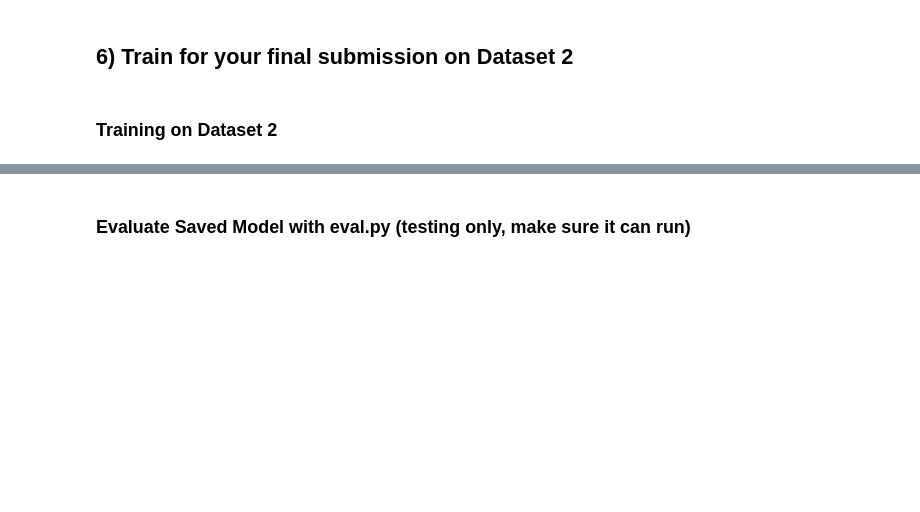
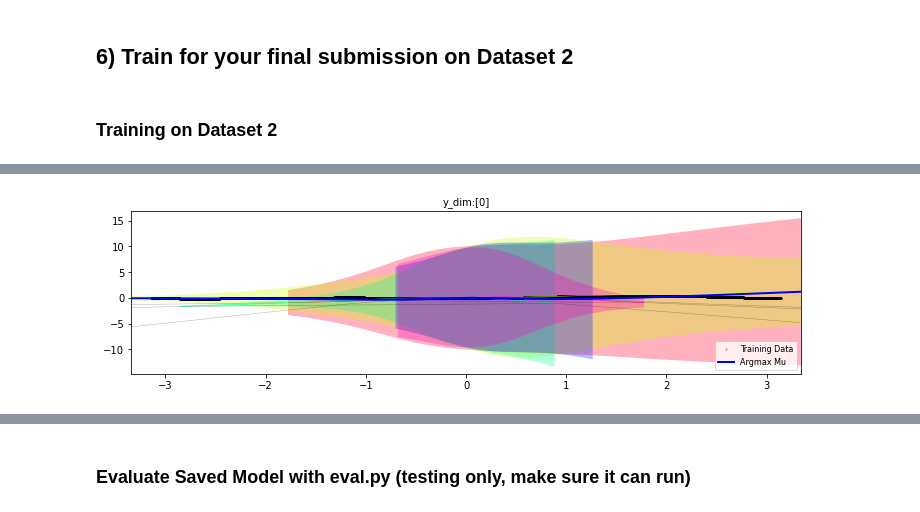
Before and after one commit to baokhanhle123/DL-mid-exam-eval, a Jupyter notebook: Solution.ipynb, the cells around one changed output, grey strips where cells are left out. Saved outputs shown, nothing was run; the diff lists cells and outputs as text; code cells hidden in the pictures; blank space fills up the shorter version.

```diff
--- a/Solution.ipynb
+++ b/Solution.ipynb
@@ -346,11 +377,33 @@ np.random.seed(0)
 global_iter = 0
 mdn.train()
 
+# ---------- 3. Training Hyperparameters ----------
+
+max_epochs = 30
+batch_size = 64
+print_every = 200
+iters_per_ep = (n_train + batch_size - 1) // batch_size
+plot_every = iters_per_ep  # Plot once per epoch if HAS_CLEAN
+
+# ---------- 4. Track the Best Model ----------
+# We'll track the lowest MSE on the clean test set when HAS_CLEAN is True.
+# If HAS_CLEAN is False, we'll track the lowest training loss.
+best_mse = float('inf')
+best_loss = float('inf')
+best_weights_path = "model/best_weights.pt"
+os.makedirs("model", exist_ok=True)  # ensure directory exists
+
+# ---------- 5. Training Loop with Visualization and Best Weight Saving ----------
+
+torch.manual_seed(0)
+np.random.seed(0)
+
+global_iter = 0
+mdn.train()
+
 for epoch in range(1, max_epochs + 1):
-    # Shuffle indices on the device
     perm = torch.randperm(n_train, device=device)
     for i in range(iters_per_ep):
-        # Create batch
         idx = perm[i * batch_size : (i + 1) * batch_size]
         x_batch = x_train.index_select(0, idx)
         y_batch = y_train.index_select(0, idx)
@@ -358,6 +411,7 @@ for epoch in range(1, max_epochs + 1):
         # Forward pass
         pi, mu, sigma = mdn(x_batch)
         out = gmm_forward(pi, mu, sigma, y_batch)
+
         y_pred = out["argmax_mu"]
         if y_pred.dim() == 1:
             y_pred = y_pred.unsqueeze(1)
@@ -370,14 +424,61 @@ for epoch in range(1, max_epochs + 1):
         loss.backward()
         optm.step()
 
-        # Print training status
+        # Print progress and evaluate on the clean set if available
         if (global_iter % print_every) == 0:
-            print(f"[ep {epoch:02d} | it {global_iter:05d}] loss={loss.item():.4f}")
+            if HAS_CLEAN:
+                mdn.eval()
+                with torch.no_grad():
+                    pi_t, mu_t, sg_t = mdn(x_test)
+                    out_t = gmm_forward(pi_t, mu_t, sg_t, y_test)
+                    yhat_t = out_t["argmax_mu"]
+                    if yhat_t.dim() == 1:
+                        yhat_t = yhat_t.unsqueeze(1)
+                    mse_clean = F.mse_loss(yhat_t, y_test).item()
+
+                    # Check if this is a new best MSE
+                    if mse_clean < best_mse:
+                        best_mse = mse_clean
+                        # Save only the model weights
+                        torch.save(mdn.state_dict(), best_weights_path)
+                        print(f"New best MSE={best_mse:.4f} at iter {global_iter}, saved to {best_weights_path}")
+
+                mdn.train()
+                print(f"[ep {epoch:02d} | it {global_iter:05d}] loss={loss.item():.4f} | MSE(clean)={mse_clean:.4f}")
+            else:
+                # Track best loss in the absence of clean data
+                curr_loss = loss.item()
+                if curr_loss < best_loss:
+                    best_loss = curr_loss
+                    torch.save(mdn.state_dict(), best_weights_path)
+                    print(f"New best loss={best_loss:.4f} at iter {global_iter}, saved to {best_weights_path}")
+                print(f"[ep {epoch:02d} | it {global_iter:05d}] loss={curr_loss:.4f}")
+
+        # Plot once per epoch if clean data is available
+        if HAS_CLEAN and (global_iter % plot_every) == 0 and (global_iter > 0):
+            mdn.eval()
+            with torch.no_grad():
+                eval_mdn_1d(mdn, x_test, y_test, figsize=(12, 3), device=device)
+                plt.show()
+            mdn.train()
 
         global_iter += 1
 
-    # Decay learning rate after each epoch
+    # Step the scheduler at the end of each epoch
     schd.step()
+
+print("Training complete.")
+
+# ---------- 6. Convert the Best Weights to TorchScript (JIT) ----------
+
+# Load the best weights into the model and save a TorchScript file:
+mdn.load_state_dict(torch.load(best_weights_path))
+mdn.eval()
+mdn.cpu()
+
+final_jit_path = "model/best_model_jit.pth"
+save_jit_model(mdn, final_jit_path)
+print(f"Best model converted to TorchScript and saved to {final_jit_path}")
 
 print("Training complete on Dataset 2.")
 
@@ -401,0 +499 @@ Saved JIT model to model/2025021848.pth
+[figure, added]
```
Also changed, not shown: parts of 4 cells of this notebook, 3 other files.
